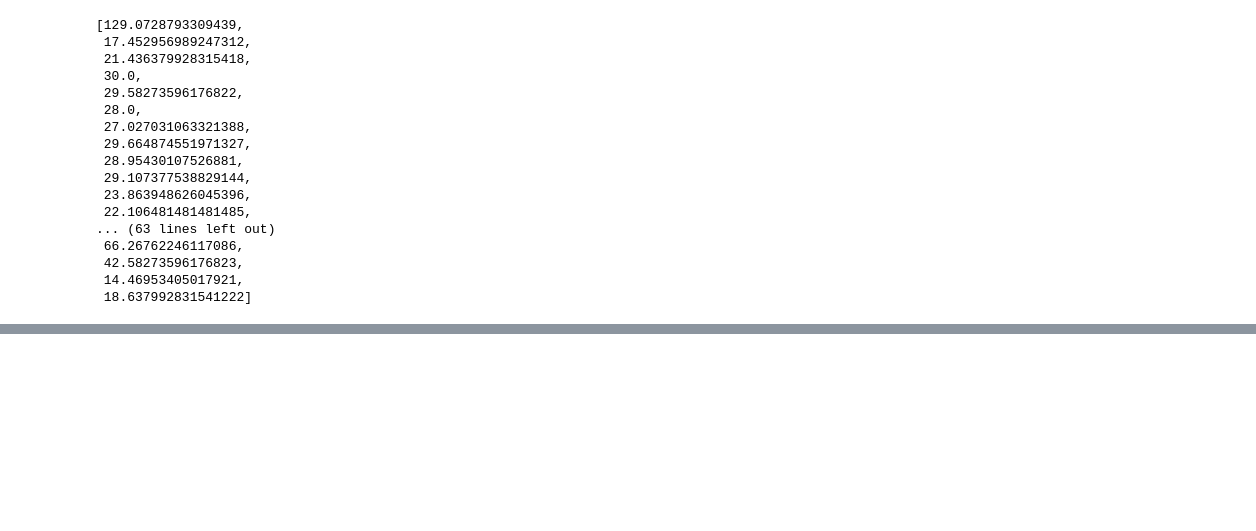
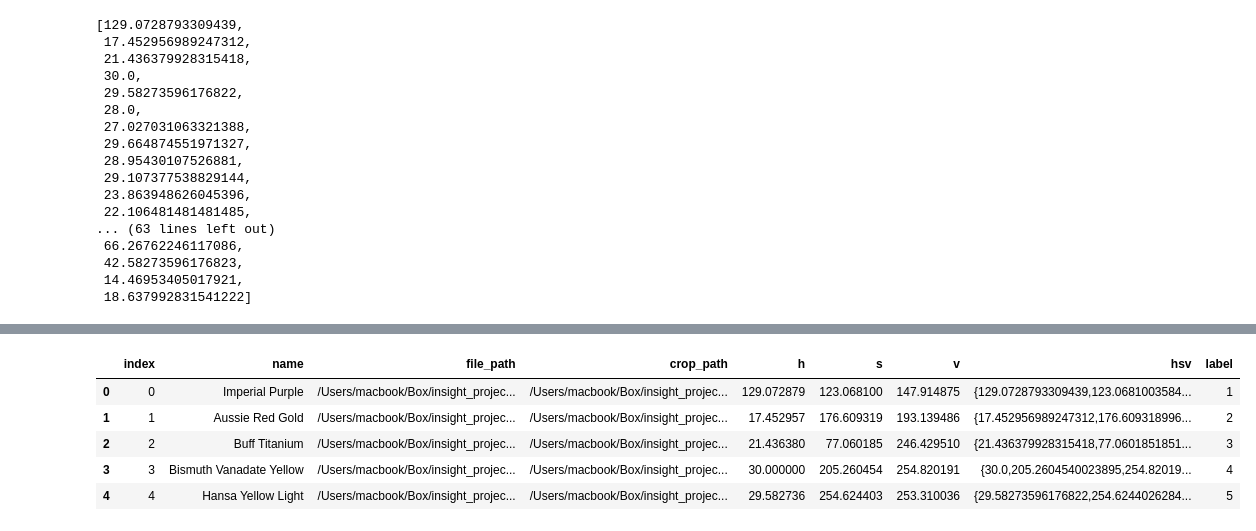
Before and after one commit to skyelong/Insight_Project_old, a Jupyter notebook: testing/Automate Daniel Smith Scrape.ipynb, the cells around one changed output, grey strips where cells are left out. Saved outputs shown, nothing was run; the diff lists cells and outputs as text; code cells hidden in the pictures; blank space fills up the shorter version.

```diff
--- a/testing/Automate Daniel Smith Scrape.ipynb
+++ b/testing/Automate Daniel Smith Scrape.ipynb
@@ -535,0 +535,4 @@ paths_df
+# %%
+dbname = 'colors'
+username = 'macbook'
+pswd = 'DarwinRulez!1'
@@ -535,0 +556,18 @@ paths_df
+# %%
+con = None
+con = psycopg2.connect(database = dbname, user = username, host='localhost', password=pswd)
+
+# query:
+sql_query = """
+SELECT *FROM ds_data LIMIT 10;
+"""
+color_data_from_sql = pd.read_sql_query(sql_query,con)
+
+color_data_from_sql.head()
+# %% [output]
+|  | index | name | file_path | crop_path | h | s | v | hsv | label |
+| 0 | 0 | Imperial Purple | /Users/macbook/Box/insight_projec... | /Users/macbook/Box/insight_projec... | 129.072879 | 123.068100 | 147.914875 | {129.0728793309439,123.0681003584... | 1 |
+| 1 | 1 | Aussie Red Gold | /Users/macbook/Box/insight_projec... | /Users/macbook/Box/insight_projec... | 17.452957 | 176.609319 | 193.139486 | {17.452956989247312,176.609318996... | 2 |
+| 2 | 2 | Buff Titanium | /Users/macbook/Box/insight_projec... | /Users/macbook/Box/insight_projec... | 21.436380 | 77.060185 | 246.429510 | {21.436379928315418,77.0601851851... | 3 |
+| 3 | 3 | Bismuth Vanadate Yellow | /Users/macbook/Box/insight_projec... | /Users/macbook/Box/insight_projec... | 30.000000 | 205.260454 | 254.820191 | {30.0,205.2604540023895,254.82019... | 4 |
+| 4 | 4 | Hansa Yellow Light | /Users/macbook/Box/insight_projec... | /Users/macbook/Box/insight_projec... | 29.582736 | 254.624403 | 253.310036 | {29.58273596176822,254.6244026284... | 5 |
```
Also changed, not shown: parts of 14 cells of this notebook, 2 other files.
